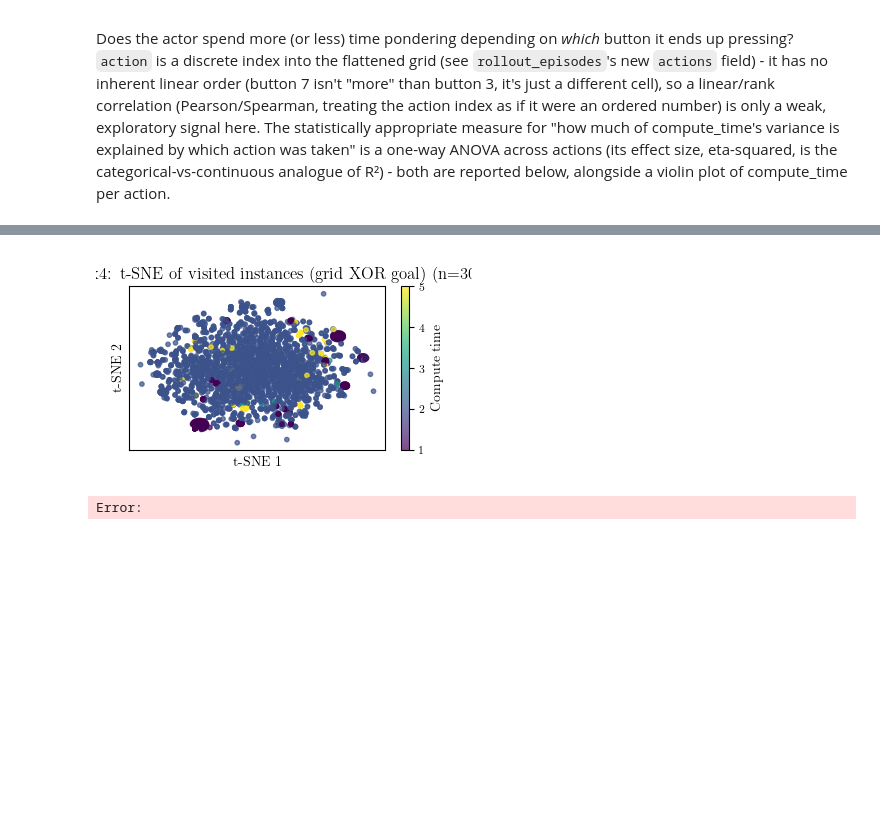
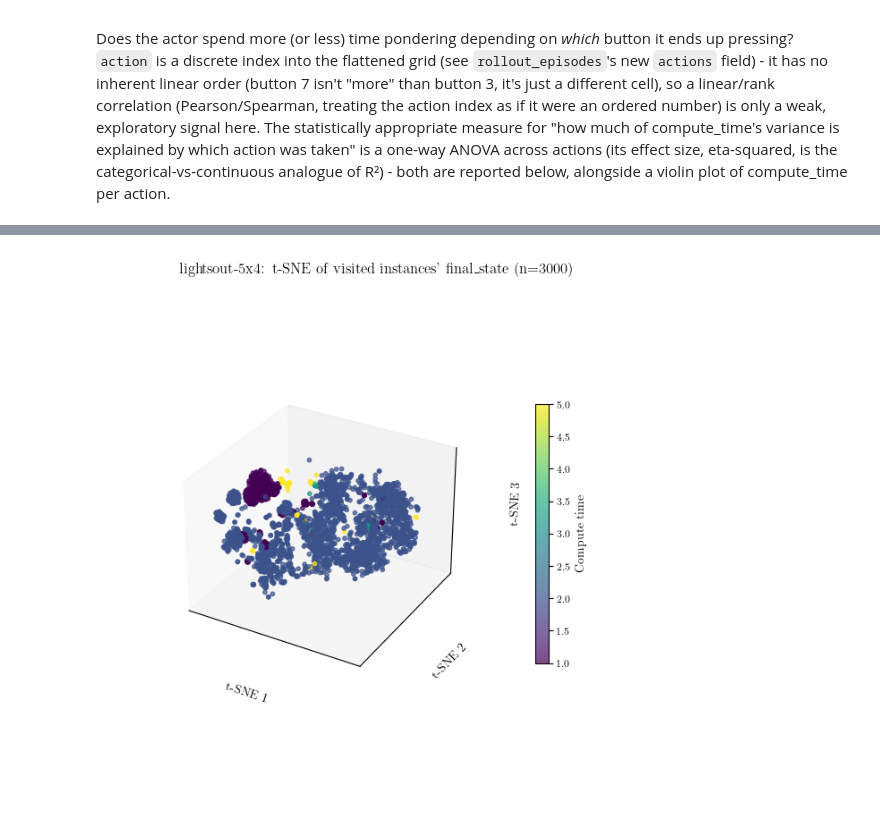
Before and after one commit to chanb/Stoix, a Jupyter notebook: ramdp_experiments/analysis-compute_time-hardness.ipynb, the cells around one changed output, grey strips where cells are left out. Drawn from its saved outputs; the diff is of its cells as text; code cells hidden in the pictures; blank space fills up the shorter version.

```diff
--- a/ramdp_experiments/analysis-compute_time-hardness.ipynb
+++ b/ramdp_experiments/analysis-compute_time-hardness.ipynb
@@ -182,10 +185,12 @@ def build_actor_and_restore(config, seed=0):
     optimizer/learner_fn machinery, which pure inference doesn't need), then
     either restores the actor's trained params from CHECKPOINT_REL_DIR/UID or,
     if USE_RANDOM_POLICY, returns the freshly-initialized params as-is. Returns
-    (env, eval_env, act_fn, actor_params). `env` is `environments.make()`'s
-    vmapped/auto-reset training env (used below only for its action_space) -
-    it is NOT suitable for the single-episode rollout loop, see
-    build_train_instances_env."""
+    (env, eval_env, act_fn, actor_params, actor_network) - actor_network is
+    returned (not just act_fn) so the t-SNE section further down can run just
+    its input_layer on an observation, without going through the full
+    torso/action_head. `env` is `environments.make()`'s vmapped/auto-reset
+    training env (used below only for its action_space) - it is NOT suitable
+    for the single-episode rollout loop, see build_train_instances_env."""
     assert USE_RANDOM_POLICY or CHECKPOINT_UID is not None, (
         "Fill in CHECKPOINT_REL_DIR/CHECKPOINT_UID in the config cell before running this "
         "(or set USE_RANDOM_POLICY=True to smoke-test the pipeline without one)."
@@ -227,7 +232,7 @@ def build_actor_and_restore(config, seed=0):
         actor_params = restored_params.actor_params
 
     act_fn = get_distribution_act_fn_with_compute_time(config, actor_network.apply)
-    return env, eval_env, act_fn, actor_params
+    return env, eval_env, act_fn, actor_params, actor_network
 
 
 def build_train_instances_env(config):
@@ -258,7 +263,7 @@ def build_train_instances_env(config):
     return train_instances_env
 
 
-env, eval_env, act_fn, actor_params = build_actor_and_restore(config, seed=SEED)
+env, eval_env, act_fn, actor_params, actor_network = build_actor_and_restore(config, seed=SEED)
 rollout_env = eval_env if EVAL_HARD_INSTANCES else build_train_instances_env(config)
 # %% [output]
 Created environments for Suite: lightsout - Scenario: lightsout-5x4
@@ -1017,51 +1147,56 @@ plt.savefig("analysis-tsne_initial_grid.pdf", dpi=600, format="pdf", bbox_inches
 # %%
-def sample_step_diffs(df, num_samples, rng):
-    """Randomly samples (grid XOR goal, compute_time) pairs, one per sampled
+def sample_step_grids(df, num_samples, rng):
+    """Randomly samples (grid, goal, compute_time) triples, one per sampled
     episode (for diversity across episodes rather than many steps from a
     few), from every episode's valid per-step trajectory (see
     rollout_episodes) - restricted to solved episodes to match
     build_step_dataframe's convention above."""
     solved_df = df[df["solved"]]
     episode_indices = rng.integers(0, len(solved_df), size=num_samples)
-    diffs, compute_times = [], []
+    grids, goals, compute_times = [], [], []
     for idx in episode_indices:
         episode_row = solved_df.iloc[idx]
         valid_steps = np.flatnonzero(episode_row["valid_steps"])
         step = rng.choice(valid_steps)
-        diff = np.logical_xor(episode_row["states"][step], episode_row["goal_grid"]).astype(
-            np.float32
-        )
-        diffs.append(diff)
+        grids.append(episode_row["states"][step])
+        goals.append(episode_row["goal_grid"])
         compute_times.append(episode_row["compute_times"][step])
-    return np.stack(diffs), np.array(compute_times)
+    return np.stack(grids), np.stack(goals), np.array(compute_times)
 
 
 rng = np.random.default_rng(0)
-step_diffs, step_compute_times = sample_step_diffs(df, TSNE_SAMPLE_SIZE, rng)
+step_grids, step_goals, step_compute_times = sample_step_grids(df, TSNE_SAMPLE_SIZE, rng)
+step_latents = embed_grid_latents(actor_params, step_grids, step_goals, step_compute_times)
 
-step_embedding = TSNE(n_components=2, perplexity=30, random_state=0, init="pca").fit_transform(
-    step_diffs
+step_embedding = TSNE(n_components=3, perplexity=PERPLEXITY, random_state=0, init="pca").fit_transform(
+    step_latents
 )
 
-fig, ax = plt.subplots(figsize=set_size(doc_width_pt, fraction=0.6))
+# See the previous cell for the 3D-layout rationale (square, full-width
+# figure, explicit label padding, wide colorbar pad, figure-level suptitle,
+# no bbox_inches="tight").
+fig = plt.figure(figsize=set_size(doc_width_pt, fraction=1.0, use_golden_ratio=False))
+ax = fig.add_subplot(projection="3d")
 scatter = ax.scatter(
     step_embedding[:, 0],
     step_embedding[:, 1],
+    step_embedding[:, 2],
     c=step_compute_times,
     cmap="viridis",
     s=10,
     alpha=0.7,
 )
-fig.colorbar(scatter, ax=ax, label="Compute time")
-ax.set_xlabel("t-SNE 1")
-ax.set_ylabel("t-SNE 2")
-ax.set_title(
-    f"lightsout-{GRID_SIZE}: t-SNE of visited instances (grid XOR goal) (n={len(step_diffs)})"
+fig.colorbar(scatter, ax=ax, label="Compute time", shrink=0.6, pad=0.15)
+ax.set_xlabel("t-SNE 1", labelpad=10)
+ax.set_ylabel("t-SNE 2", labelpad=10)
+ax.set_zlabel("t-SNE 3", labelpad=10)
+fig.suptitle(
+    f"lightsout-{GRID_SIZE}: t-SNE of visited instances' {TSNE_LATENT_SOURCE} "
+    f"(n={len(step_grids)})"
 )
 ax.set_xticks([])
 ax.set_yticks([])
-fig.tight_layout()
-plt.savefig("analysis-tsne_visited_grids.pdf", dpi=600, format="pdf", bbox_inches="tight")
+ax.set_zticks([])
+plt.savefig(f"analysis-tsne_visited_grids-{TSNE_LATENT_SOURCE}.pdf", dpi=600, format="pdf")
 # %% [output]
-[figure, old version]
+[figure, new version]
-Error:
```
Also changed, not shown: parts of 11 cells of this notebook, 3 other files.
